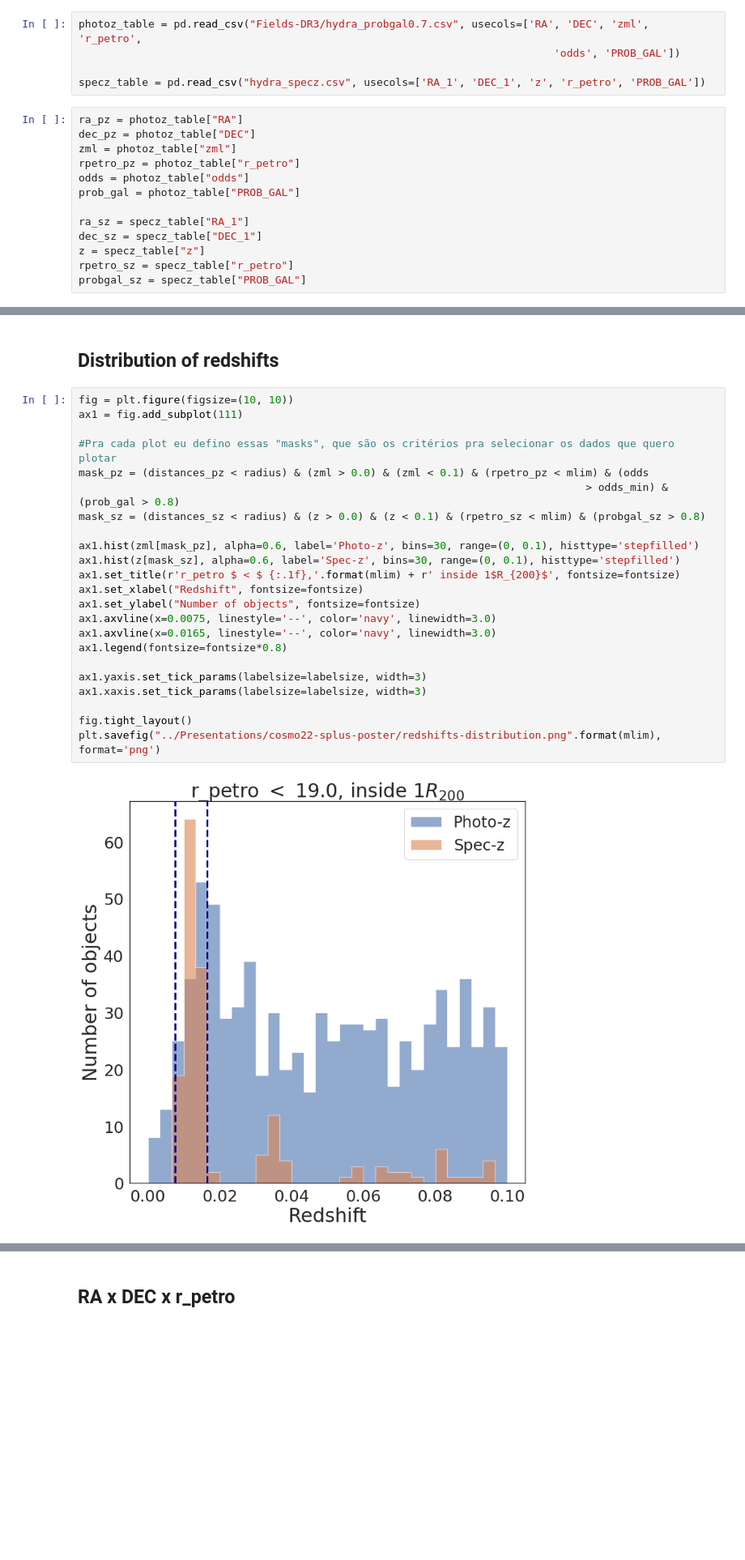
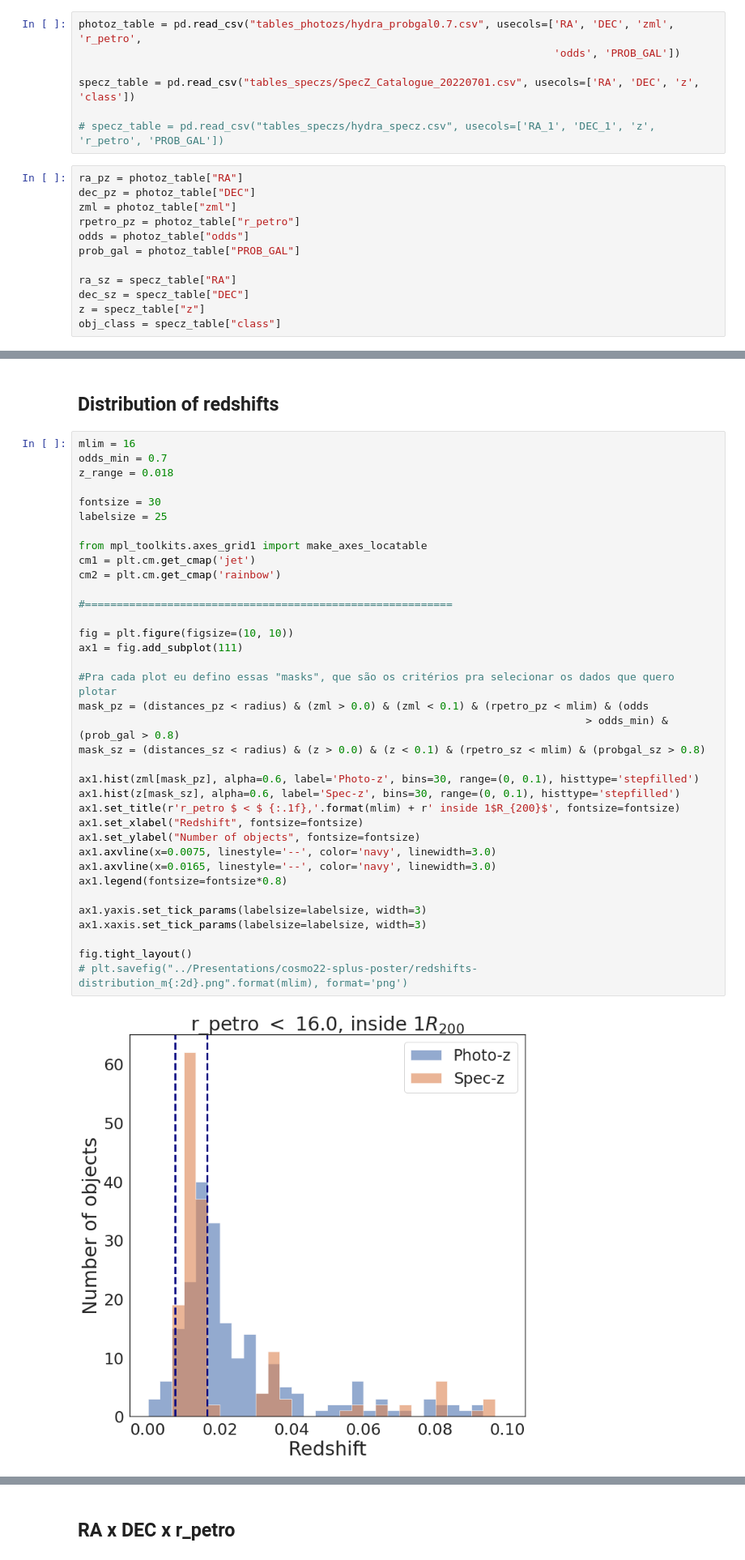
Before and after one commit to elismar2000/hydra-codes, a Jupyter notebook: hydra_tomography.ipynb, the cells around one changed output, grey strips where cells are left out. Shown at 81% size. Drawn from its saved outputs; the diff is of its cells as text; blank space fills up the shorter version.

```diff
--- a/hydra_tomography.ipynb
+++ b/hydra_tomography.ipynb
@@ -8,10 +8,12 @@ import seaborn as sns; sns.set()
 sns.set_style("white")
 # sns.set_style("whitegrid")
 # %%
-photoz_table = pd.read_csv("Fields-DR3/hydra_probgal0.7.csv", usecols=['RA', 'DEC', 'zml', 'r_petro',
+photoz_table = pd.read_csv("tables_photozs/hydra_probgal0.7.csv", usecols=['RA', 'DEC', 'zml', 'r_petro',
                                                                            'odds', 'PROB_GAL'])
 
-specz_table = pd.read_csv("hydra_specz.csv", usecols=['RA_1', 'DEC_1', 'z', 'r_petro', 'PROB_GAL'])
+specz_table = pd.read_csv("tables_speczs/SpecZ_Catalogue_20220701.csv", usecols=['RA', 'DEC', 'z', 'class'])
+
+# specz_table = pd.read_csv("tables_speczs/hydra_specz.csv", usecols=['RA_1', 'DEC_1', 'z', 'r_petro', 'PROB_GAL'])
 # %%
 ra_pz = photoz_table["RA"]
 dec_pz = photoz_table["DEC"]
@@ -20,11 +22,10 @@ rpetro_pz = photoz_table["r_petro"]
 odds = photoz_table["odds"]
 prob_gal = photoz_table["PROB_GAL"]
 
-ra_sz = specz_table["RA_1"]
-dec_sz = specz_table["DEC_1"]
+ra_sz = specz_table["RA"]
+dec_sz = specz_table["DEC"]
 z = specz_table["z"]
-rpetro_sz = specz_table["r_petro"]
-probgal_sz = specz_table["PROB_GAL"]
+obj_class = specz_table["class"]
 # %%
 #Defining the center of Hydra (in degress)
 ra_0 = 159.17
@@ -351,27 +355,40 @@ cm2 = plt.cm.get_cmap('rainbow')
 # %% [markdown]
 ## Distribution of redshifts
 # %%
+mlim = 16
+odds_min = 0.7
+z_range = 0.018
+
+fontsize = 30
+labelsize = 25
+
+from mpl_toolkits.axes_grid1 import make_axes_locatable
+cm1 = plt.cm.get_cmap('jet')
+cm2 = plt.cm.get_cmap('rainbow')
+
+#==========================================================
+
 fig = plt.figure(figsize=(10, 10))
 ax1 = fig.add_subplot(111)
 
 #Pra cada plot eu defino essas "masks", que são os critérios pra selecionar os dados que quero plotar
 mask_pz = (distances_pz < radius) & (zml > 0.0) & (zml < 0.1) & (rpetro_pz < mlim) & (odds
                                                                                 > odds_min) & (prob_gal > 0.8)
 mask_sz = (distances_sz < radius) & (z > 0.0) & (z < 0.1) & (rpetro_sz < mlim) & (probgal_sz > 0.8)
 
 ax1.hist(zml[mask_pz], alpha=0.6, label='Photo-z', bins=30, range=(0, 0.1), histtype='stepfilled')
 ax1.hist(z[mask_sz], alpha=0.6, label='Spec-z', bins=30, range=(0, 0.1), histtype='stepfilled')
 ax1.set_title(r'r_petro $ < $ {:.1f},'.format(mlim) + r' inside 1$R_{200}$', fontsize=fontsize)
 ax1.set_xlabel("Redshift", fontsize=fontsize)
 ax1.set_ylabel("Number of objects", fontsize=fontsize)
 ax1.axvline(x=0.0075, linestyle='--', color='navy', linewidth=3.0)
 ax1.axvline(x=0.0165, linestyle='--', color='navy', linewidth=3.0)
 ax1.legend(fontsize=fontsize*0.8)
 
 ax1.yaxis.set_tick_params(labelsize=labelsize, width=3)
 ax1.xaxis.set_tick_params(labelsize=labelsize, width=3)
 
 fig.tight_layout()
-plt.savefig("../Presentations/cosmo22-splus-poster/redshifts-distribution.png".format(mlim), format='png')
+# plt.savefig("../Presentations/cosmo22-splus-poster/redshifts-distribution_m{:2d}.png".format(mlim), format='png')
 # %% [output]
-[figure, old version]
+[figure, new version]
```
Also changed, not shown: parts of 3 cells of this notebook, 5 other files.
